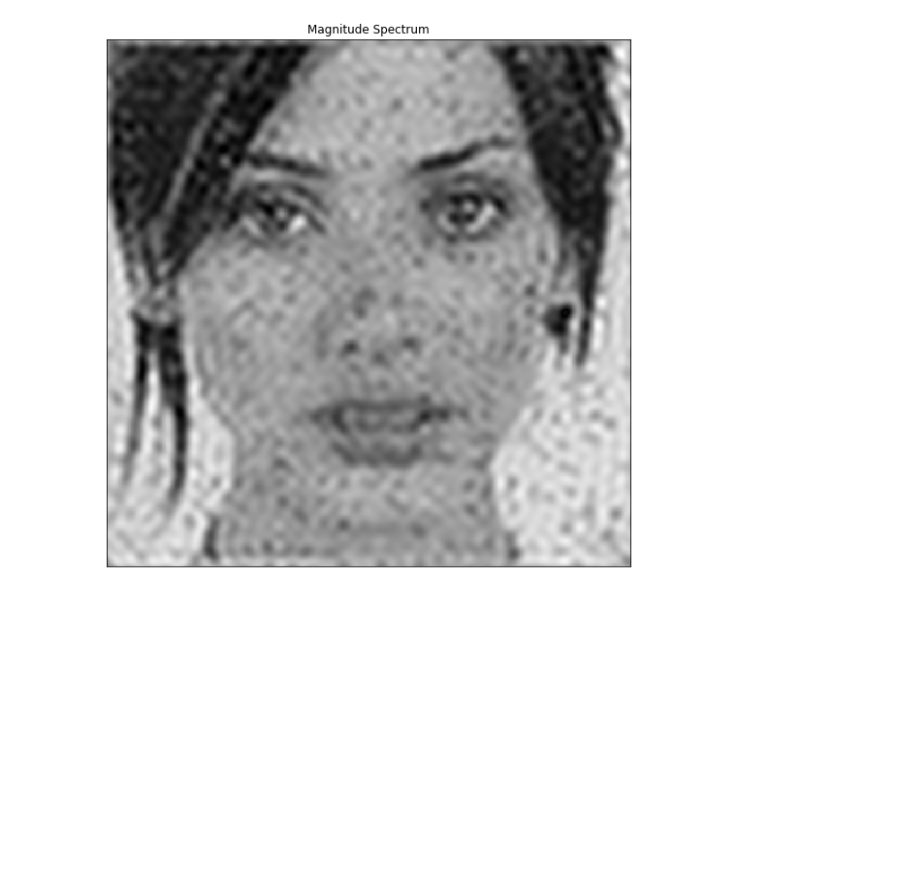
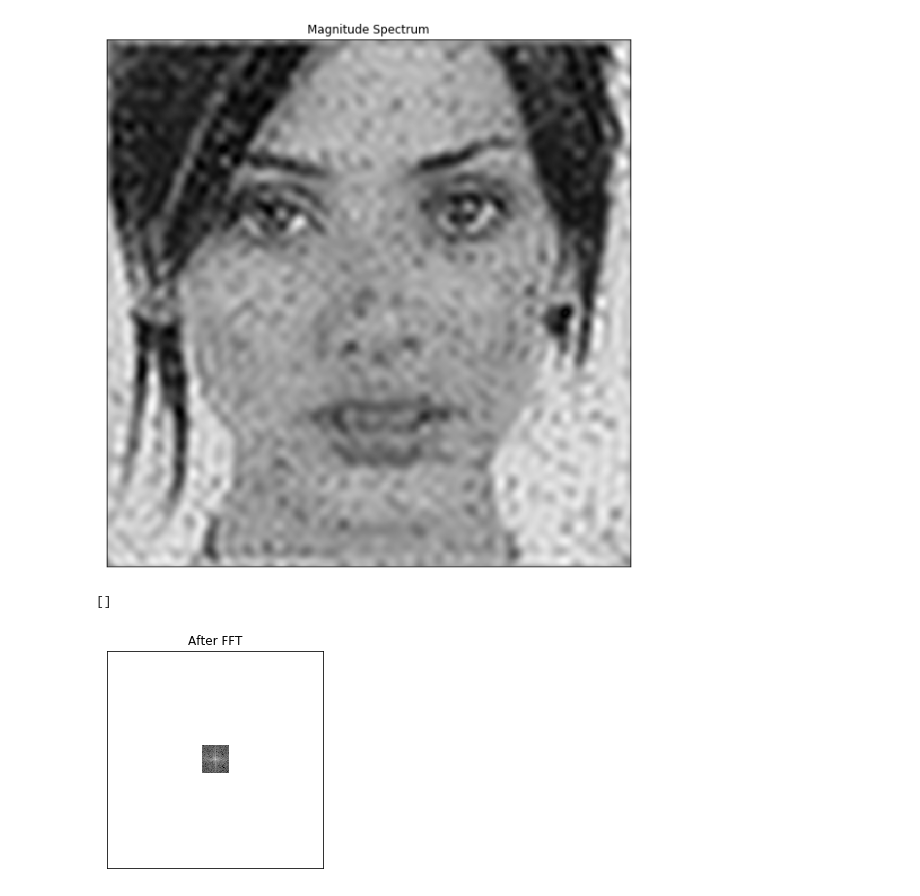
Before and after one commit to carvalheirafc/deep_learning_stuff, a Jupyter notebook: img_process/task4/question2.ipynb, the cells around one changed output. Saved outputs shown, nothing was run; the diff lists cells and outputs as text; code cells hidden in the pictures; blank space fills up the shorter version.

Commit message:
need to create a proper mask

```diff
--- a/img_process/task4/question2.ipynb
+++ b/img_process/task4/question2.ipynb
@@ -87,3 +87,13 @@ ax = plt.title('Magnitude Spectrum'), plt.xticks([]), plt.yticks([])
 plt.show()
 # %% [output]
 [figure]
+# %%
+fshift_mask_mag = 2000 * np.log(cv2.magnitude(fshift[:, :, 0], fshift[:, :, 1]))
+
+plt.subplot(),
+plt.imshow(fshift_mask_mag, cmap='gray')
+plt.title('After FFT'), plt.xticks([]), plt.yticks([])
+plt.plot()
+# %% [output]
+[]
+[figure, added]
```
Also changed, not shown: parts of 1 cell of this notebook.
